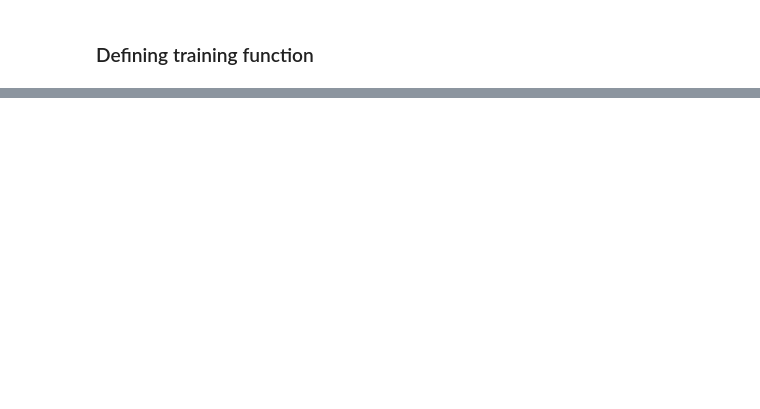
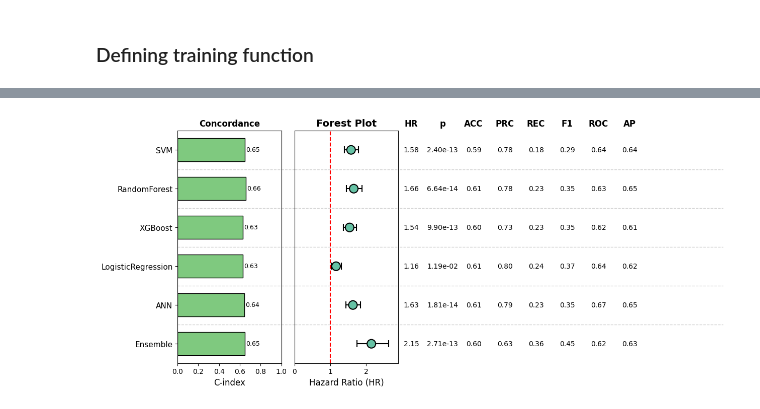
Before and after one commit to JackWJW/LGG_Prognosis_Prediction, a Jupyter notebook: TCGA_Model_Training_CGGA_Validation.ipynb, the cells around one changed output, grey strips where cells are left out. Cells and saved outputs as stored; diff of their text form; code cells hidden in the pictures; blank space fills up the shorter version.

```diff
--- a/TCGA_Model_Training_CGGA_Validation.ipynb
+++ b/TCGA_Model_Training_CGGA_Validation.ipynb
@@ -797,0 +936,4 @@ plot_km_curves(survival_results,max_years=5)
+# %%
+plot_forest(survival_results=survival_results,metrics_results=metrics_results)
+# %% [output]
+[figure, added]
```
Also changed, not shown: parts of 8 cells of this notebook.
